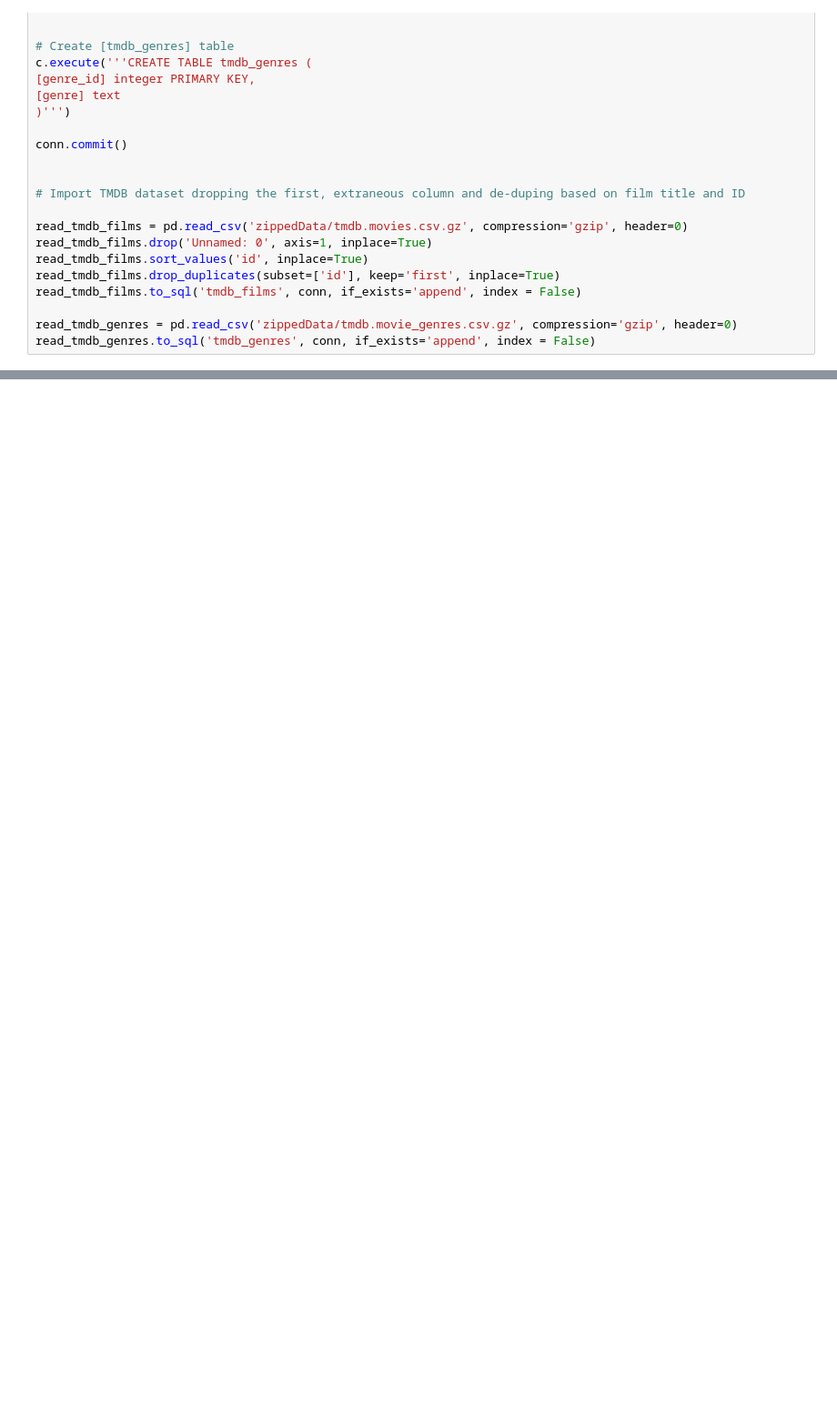
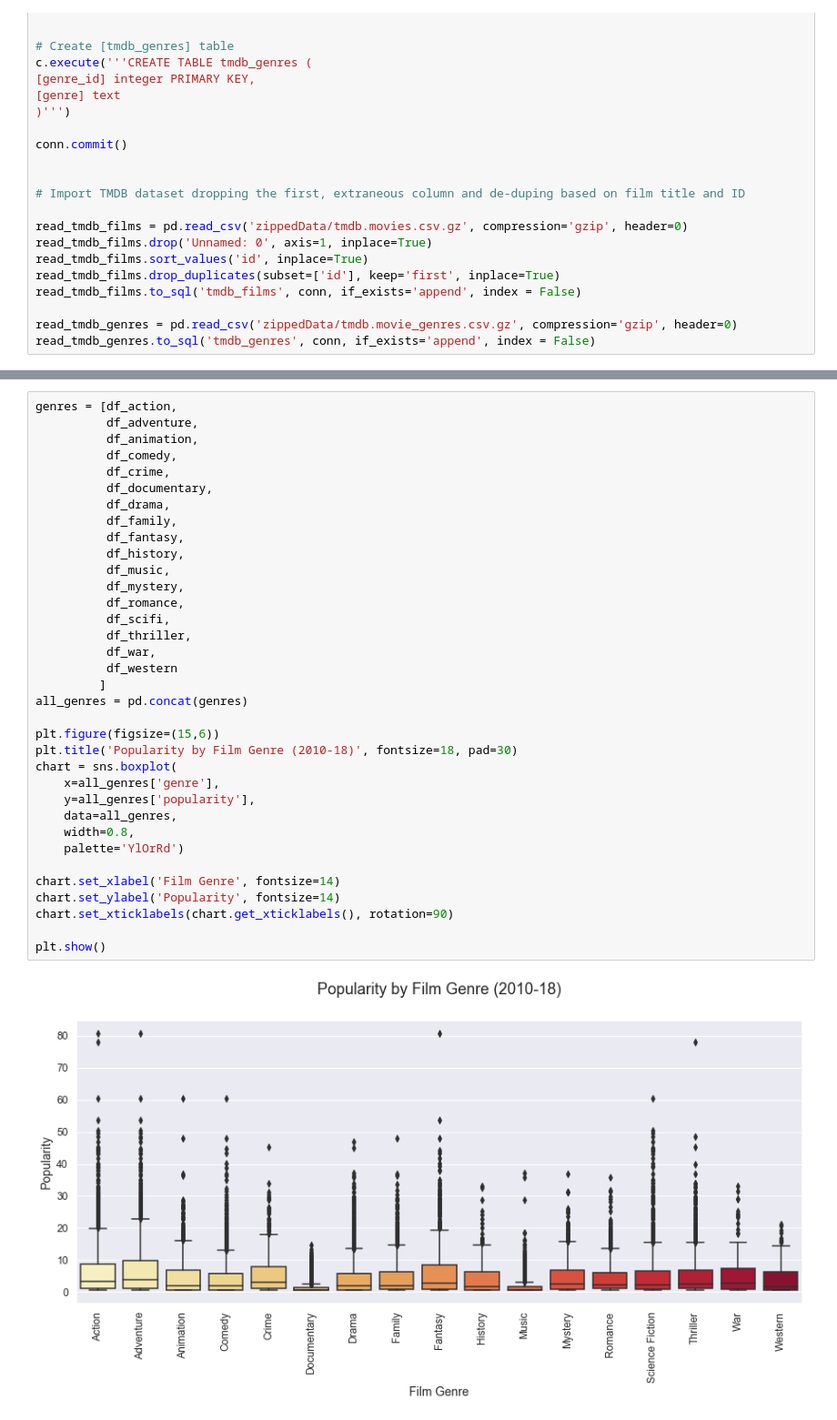
Before and after one commit to toopster/dsc-mod-1-project-v2-1-online-ds-sp-000, a Jupyter notebook: exploration.ipynb, the cells around one changed output, grey strips where cells are left out. Shown: that part at 91% size. Drawn from its saved outputs; the diff is of its cells as text; blank space fills up the shorter version.

Commit message:
Completing the fourth visualisation
Showing film popularity by genre

```diff
--- a/exploration.ipynb
+++ b/exploration.ipynb
@@ -290,0 +302,37 @@ df.head(20)
+# %%
+genres = [df_action,
+          df_adventure,
+          df_animation,
+          df_comedy,
+          df_crime,
+          df_documentary,
+          df_drama,
+          df_family,
+          df_fantasy,
+          df_history,
+          df_music,
+          df_mystery,
+          df_romance,
+          df_scifi,
+          df_thriller,
+          df_war,
+          df_western
+         ]
+all_genres = pd.concat(genres)
+
+plt.figure(figsize=(15,6))
+plt.title('Popularity by Film Genre (2010-18)', fontsize=18, pad=30)
+chart = sns.boxplot(
+    x=all_genres['genre'],
+    y=all_genres['popularity'],
+    data=all_genres,
+    width=0.8,
+    palette='YlOrRd')
+
+chart.set_xlabel('Film Genre', fontsize=14)
+chart.set_ylabel('Popularity', fontsize=14)
+chart.set_xticklabels(chart.get_xticklabels(), rotation=90)
+
+plt.show()
+# %% [output]
+[figure, added]
```
Also changed, not shown: parts of 4 cells of this notebook.
